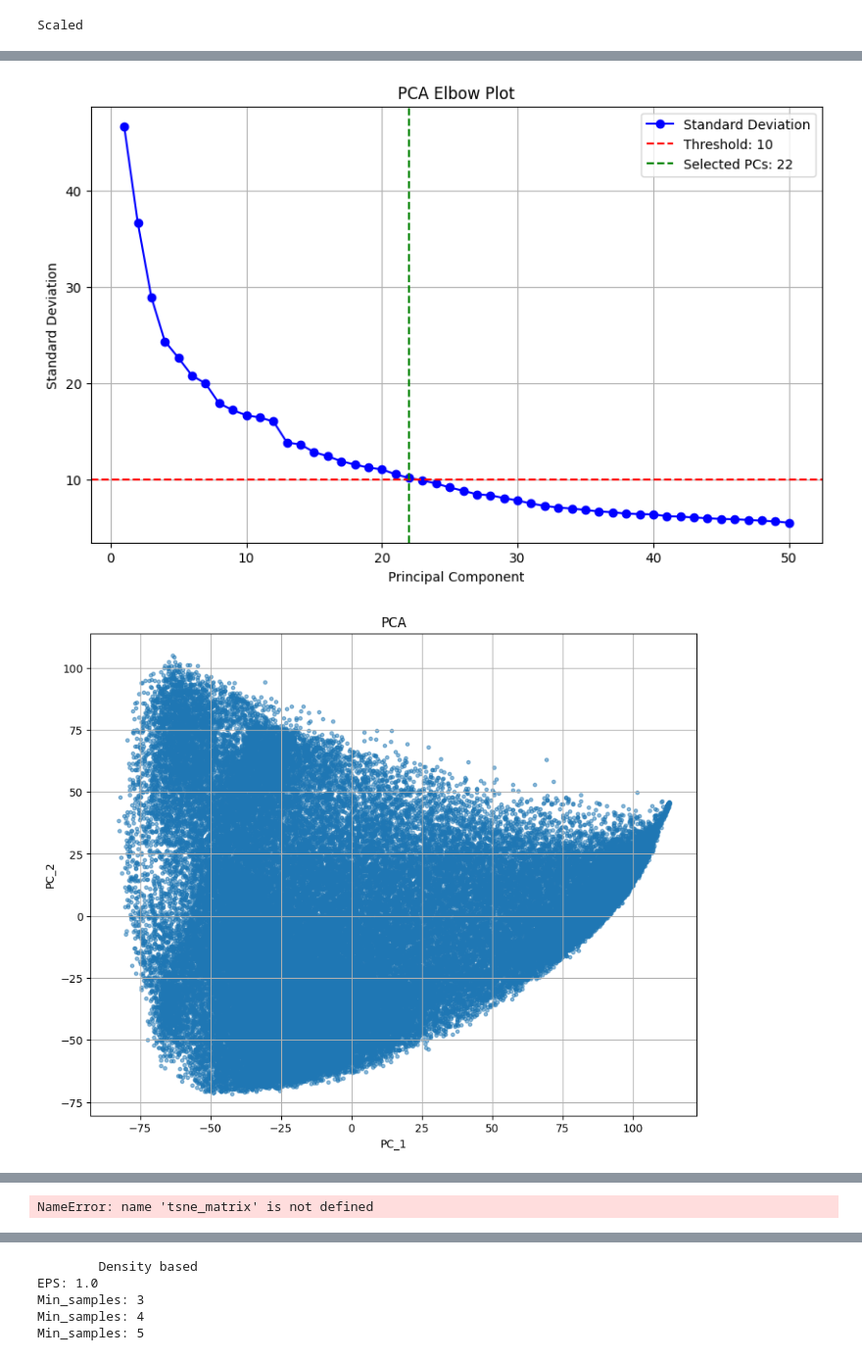
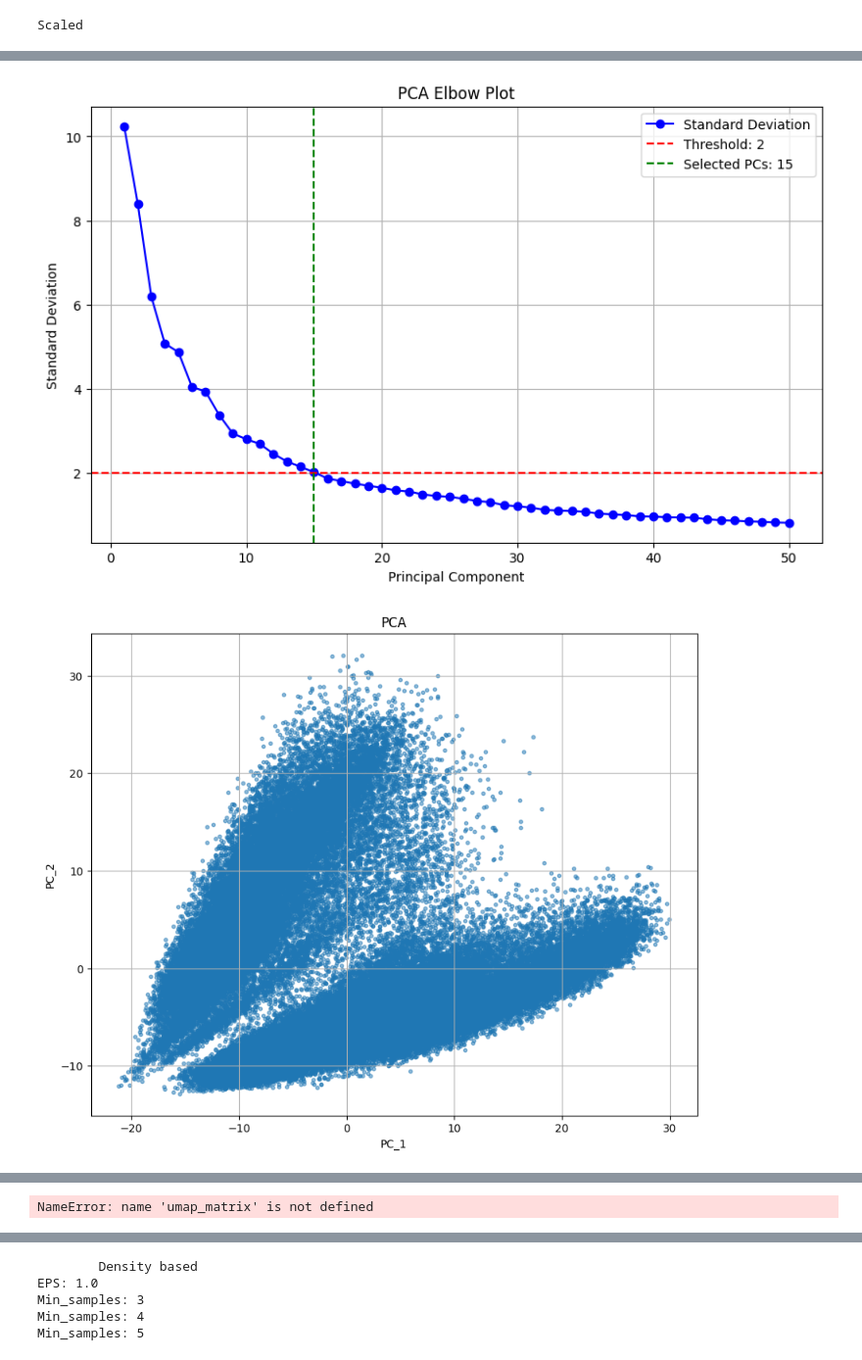
Before and after one commit to MarcosEsteve/scRNAseq_across_human_tissues, a Jupyter notebook: exploratory_analysis.ipynb, the cells around one changed output, grey strips where cells are left out. Shown at 98% size. Cells and saved outputs as stored; diff of their text form; code cells hidden in the pictures.

```diff
--- a/exploratory_analysis.ipynb
+++ b/exploratory_analysis.ipynb
@@ -149,13 +149,13 @@ reload(data_cleaning)
 import gc
 gc.collect()
 print("\tMatrix 1")
-cleaned_matrix1 = data_cleaning.filter_lowly_expressed_genes(expression_matrix)
+cleaned_matrix1 = data_cleaning.filter_lowly_expressed_genes(expression_matrix, threshold=20)
 print(cleaned_matrix1.info())
-
+"""
 print("\tMatrix 2")
 cleaned_matrix2 = data_cleaning.filter_high_mitochondrial_content(expression_matrix)
 print(cleaned_matrix2.info())
-"""
+
 print("\tMatrix 3")
 cleaned_matrix3 = data_cleaning.filter_doublets_cxds(expression_matrix)
 print(cleaned_matrix3.info())
@@ -188,14 +183,14 @@ import warnings
 warnings.filterwarnings("ignore")
 
 print("\tMatrix 1")
-norm_matrix1 = normalization.normalize_cpm(cleaned_matrix1)
+norm_matrix1 = normalization.normalize_cpm(selected_matrix1)
 print(norm_matrix1.info())
-
+"""
 
 import time
 start_time = time.time()
 print("\tMatrix 2")
-norm_matrix2 = normalization.normalize_quantile_regression(cleaned_matrix1)
+norm_matrix2 = normalization.normalize_quantile_regression(selected_matrix2)
 end_time = time.time()
 print(norm_matrix2.info())
 execution_time = end_time - start_time
@@ -204,11 +199,12 @@ print(f"Tiempo de ejecución: {execution_time} segundos")
 gc.collect()
 start_time = time.time()
 print("\tMatrix 3")
-norm_matrix3 = normalization.normalize_negative_binomial(cleaned_matrix1)
+norm_matrix3 = normalization.normalize_negative_binomial(selected_matrix2)
 end_time = time.time()
 print(norm_matrix3.info())
 execution_time = end_time - start_time
 print(f"Tiempo de ejecución: {execution_time} segundos")
+"""
 # %% [output]
         Matrix 1
 <class 'pandas.core.frame.DataFrame'>
@@ -241,13 +239,15 @@ Scaled
 # Feature selection
 reload(feature_selection)
 gc.collect()
+
 print("\tMatrix 1")
-selected_matrix1 = feature_selection.select_highly_variable_genes(scaled_data, n_top_genes=2000)
+selected_matrix1 = feature_selection.select_highly_variable_genes(cleaned_matrix1, n_top_genes=2000)
 print(selected_matrix1.info())
-
+"""
 print("\tMatrix 2")
-selected_matrix2 = feature_selection.select_genes_by_variance(scaled_data)
+selected_matrix2 = feature_selection.select_genes_by_variance(cleaned_matrix1)
 print(selected_matrix2.info())
+"""
 # %% [output]
         Matrix 1
 <class 'pandas.core.frame.DataFrame'>
@@ -268,11 +282,11 @@ None
 reload(dim_reduction)
 gc.collect()
 print("\tPCA")
-pca_object, pca_matrix = dim_reduction.apply_pca(selected_matrix2, threshold = 10)
+pca_object, pca_matrix = dim_reduction.apply_pca(norm_matrix1, threshold = 2)
 print(pca_matrix.info())
 print(pca_object)
 print(pca_matrix.shape[1])
-
+"""
 print("\tUMAP")
 umap_matrix = dim_reduction.apply_umap(selected_matrix2, pca_matrix.shape[1])
 print(umap_matrix.info())
@@ -280,6 +294,7 @@ print(umap_matrix.info())
 print("\tt-SNE")
 tsne_matrix = dim_reduction.apply_tsne(selected_matrix1, 2)
 print(tsne_matrix.info())
+"""
 # %% [output]
         PCA
 <class 'pandas.core.frame.DataFrame'>
@@ -301,12 +317,12 @@ None
 # %%
 # Visualization
 reload(dim_reduction)
 # elbow plot
-dim_reduction.elbow_plot(pca_object, std_dev_threshold = 10, n_components = pca_matrix.shape[1])
+dim_reduction.elbow_plot(pca_object, std_dev_threshold = 2, n_components = pca_matrix.shape[1])
 # visualization
 dim_reduction.visualize_dim_reduction(pca_matrix.iloc[:, :2], 'PCA')
 dim_reduction.visualize_dim_reduction(umap_matrix.iloc[:, :2], 'UMAP')
 dim_reduction.visualize_dim_reduction(tsne_matrix.iloc[:, :2], 't-SNE')
 # %% [output]
-[figure, old version]
+[figure, new version]
-[figure, old version]
+[figure, new version]
@@ -314,4 +329,4 @@ dim_reduction.visualize_dim_reduction(tsne_matrix.iloc[:, :2], 't-SNE')
-NameError: name 'tsne_matrix' is not defined
+NameError: name 'umap_matrix' is not defined
 # %%
 # Clustering
 reload(clustering)
```
Also changed, not shown: parts of 11 cells of this notebook, 2 other files.
